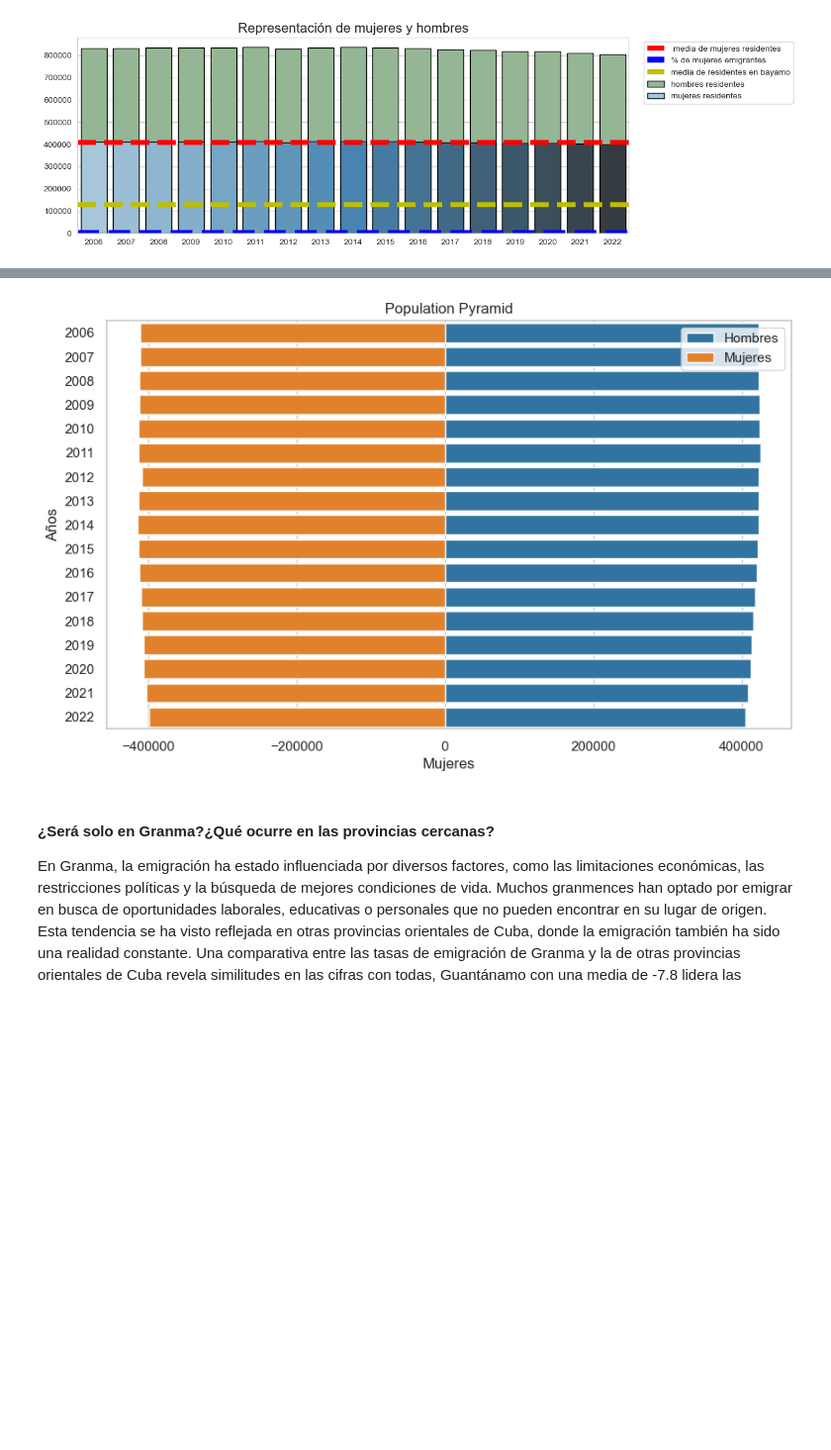
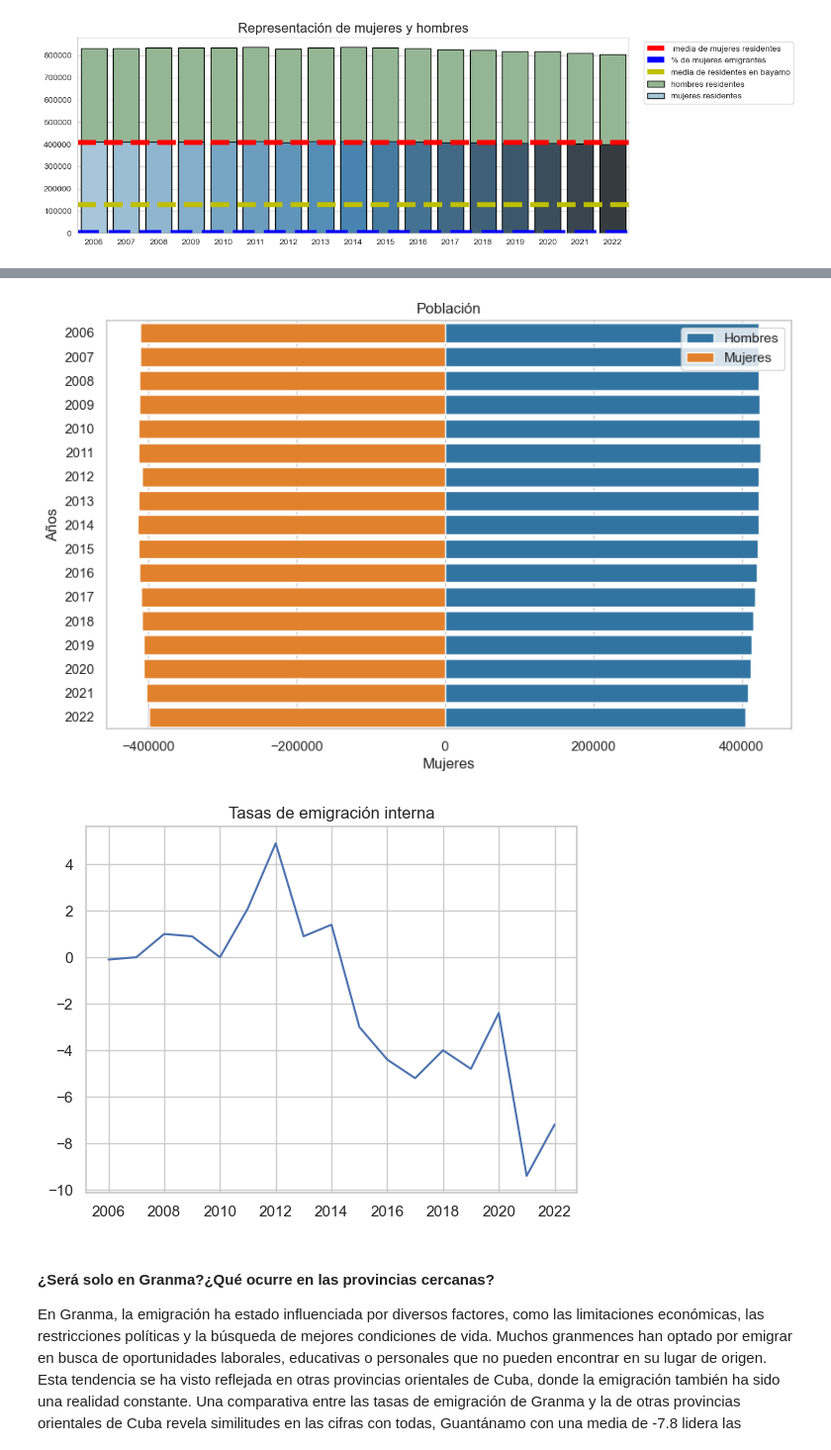
Before and after one commit to ALbertE03/ALbertICD, a Jupyter notebook: Proyecto Final de ICD/ICD.ipynb, the cells around one changed output, grey strips where cells are left out. Shown: that part at 99% size. Cells and saved outputs as stored; diff of their text form; code cells hidden in the pictures; blank space fills up the shorter version.

```diff
--- a/Proyecto Final de ICD/ICD.ipynb
+++ b/Proyecto Final de ICD/ICD.ipynb
@@ -201,41 +203,45 @@ plt.show()
 # %%
 tc = granma['tasaCrecimiento']
 
+#listas de hombres y mujeres
 m=listaM.T.sum(axis=1)
 h=listaH.T.sum(axis=1)
 
-
-# Crear un DataFrame de ejemplo con datos de población por grupos de edad y género
+# Crear el DataFrame
 data = {
-    'Age Group': ['2006', '2007', '2008', '2009', '2010', '2011','2012','2013','2014','2015','2016','2017','2018','2019','2020','2021','2022'],
+    'Años': ['2006', '2007', '2008', '2009', '2010', '2011','2012','2013','2014',
+                  '2015','2016','2017','2018','2019','2020','2021','2022'],
     'Hombres': h,
     'Mujeres': m
 }
 
 df = pd.DataFrame(data)
 
-### Paso 2: Crear la Pirámide de Población con Seaborn
+
 # Configurar el estilo y colores de la pirámide
 sns.set(style="whitegrid")
 colors = ["#1f77b4", "#ff7f0e"]  # Azul para hombres, naranja para mujeres
 
-# Crear la figura de la pirámide de población
 plt.figure(figsize=(10, 6))
 
 # Dibujar dos gráficos de barras horizontales, uno para hombres y otro para mujeres
-bar1 = sns.barplot(x='Hombres', y='Age Group', data=df, color=colors[0], label='Hombres')
-bar2 = sns.barplot(x=-df['Mujeres'], y='Age Group', data=df, color=colors[1], label='Mujeres')
+bar1 = sns.barplot(x='Hombres', y='Años', data=df, color=colors[0], label='Hombres')
+bar2 = sns.barplot(x=-df['Mujeres'], y='Años', data=df, color=colors[1], label='Mujeres')
+
 
 # Ajustar la visualización de la pirámide
+plt.ylabel("Años")
+plt.title("Población")
+plt.legend()
+plt.show()
 
-plt.ylabel("Años")
-plt.title("Population Pyramid")
-plt.legend()
 
-# Mostrar la pirámide de población
+plt.plot([x for x in granma['años']if x >= 2006],tc)
+plt.title("Tasas de emigración interna")
 plt.show()
 # %% [output]
-[figure, old version]
+[figure, new version]
+[figure, added]
 # %% [markdown]
 #### ¿Será solo en Granma?¿Qué ocurre en las provincias cercanas?
 
```
Also changed, not shown: parts of 3 cells of this notebook, 2 other files.
